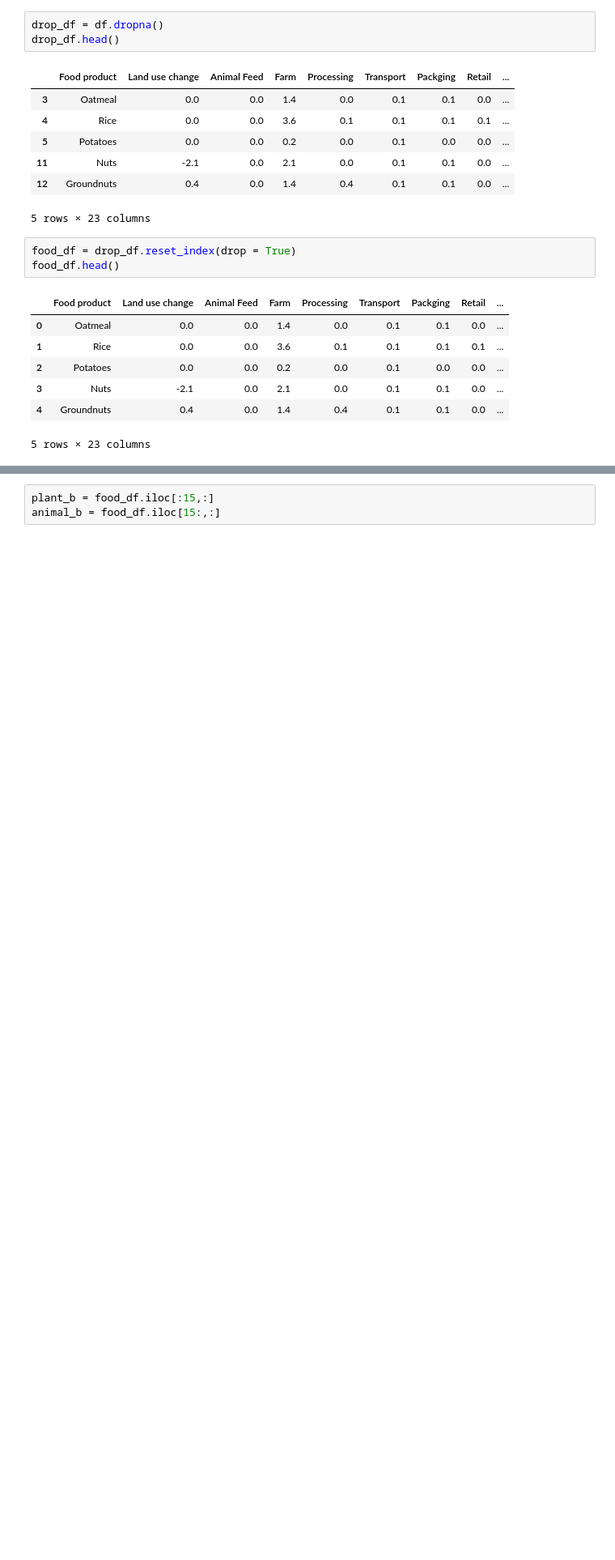
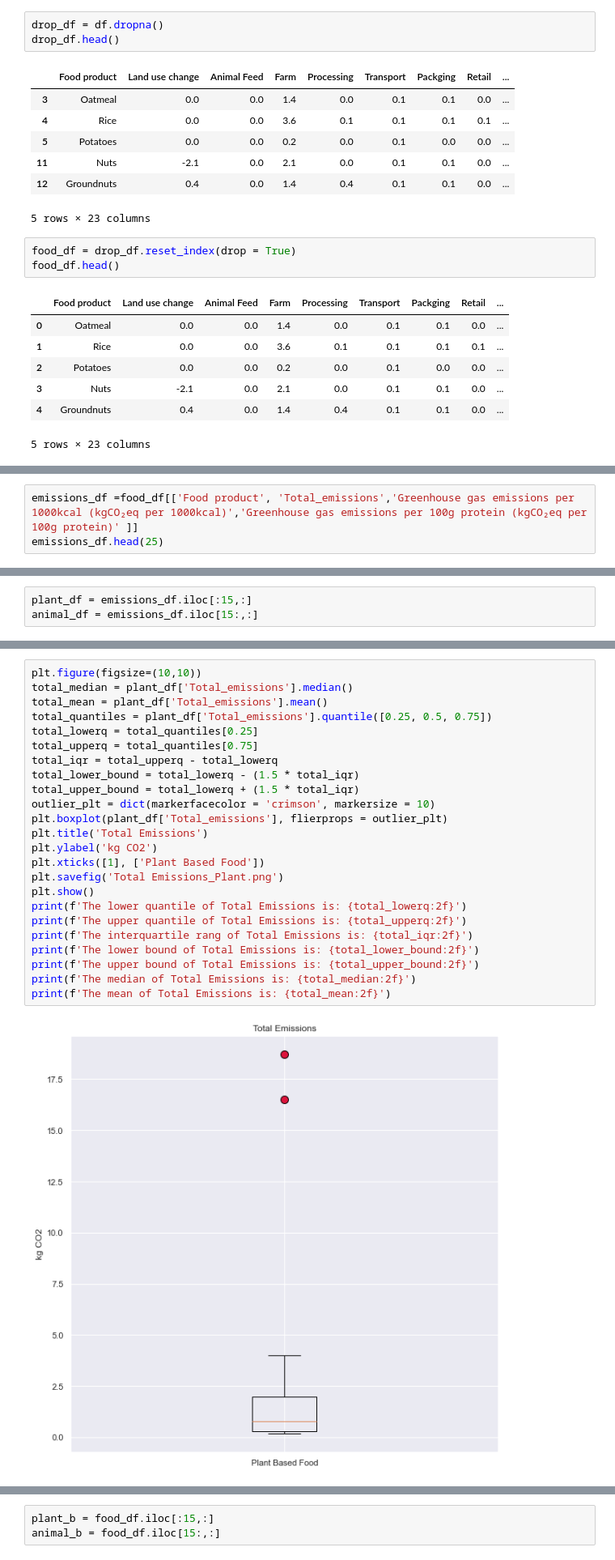
Before and after one commit to FashionForward-3/Sustainable-Eating, a Jupyter notebook: Food_Data.ipynb, the cells around one changed output, grey strips where cells are left out. Shown at 81% size. Cells and saved outputs as stored; diff of their text form; blank space fills up the shorter version.

```diff
--- a/Food_Data.ipynb
+++ b/Food_Data.ipynb
@@ -66,0 +95,3 @@ food_df.head()
+# %%
+emissions_df =food_df[['Food product', 'Total_emissions','Greenhouse gas emissions per 1000kcal (kgCO₂eq per 1000kcal)','Greenhouse gas emissions per 100g protein (kgCO₂eq per 100g protein)' ]]
+emissions_df.head(25)
@@ -66,0 +116,3 @@ food_df.head()
+# %%
+plant_df = emissions_df.iloc[:15,:]
+animal_df = emissions_df.iloc[15:,:]
@@ -66,0 +140,26 @@ food_df.head()
+# %%
+plt.figure(figsize=(10,10))
+total_median = plant_df['Total_emissions'].median()
+total_mean = plant_df['Total_emissions'].mean()
+total_quantiles = plant_df['Total_emissions'].quantile([0.25, 0.5, 0.75])
+total_lowerq = total_quantiles[0.25]
+total_upperq = total_quantiles[0.75]
+total_iqr = total_upperq - total_lowerq
+total_lower_bound = total_lowerq - (1.5 * total_iqr)
+total_upper_bound = total_lowerq + (1.5 * total_iqr)
+outlier_plt = dict(markerfacecolor = 'crimson', markersize = 10)
+plt.boxplot(plant_df['Total_emissions'], flierprops = outlier_plt)
+plt.title('Total Emissions')
+plt.ylabel('kg CO2')
+plt.xticks([1], ['Plant Based Food'])
+plt.savefig('Total Emissions_Plant.png')
+plt.show()
+print(f'The lower quantile of Total Emissions is: {total_lowerq:2f}')
+print(f'The upper quantile of Total Emissions is: {total_upperq:2f}')
+print(f'The interquartile rang of Total Emissions is: {total_iqr:2f}')
+print(f'The lower bound of Total Emissions is: {total_lower_bound:2f}')
+print(f'The upper bound of Total Emissions is: {total_upper_bound:2f}')
+print(f'The median of Total Emissions is: {total_median:2f}')
+print(f'The mean of Total Emissions is: {total_mean:2f}')
+# %% [output]
+[figure, added]
```
Also changed, not shown: parts of 52 cells of this notebook, 1 other file.
